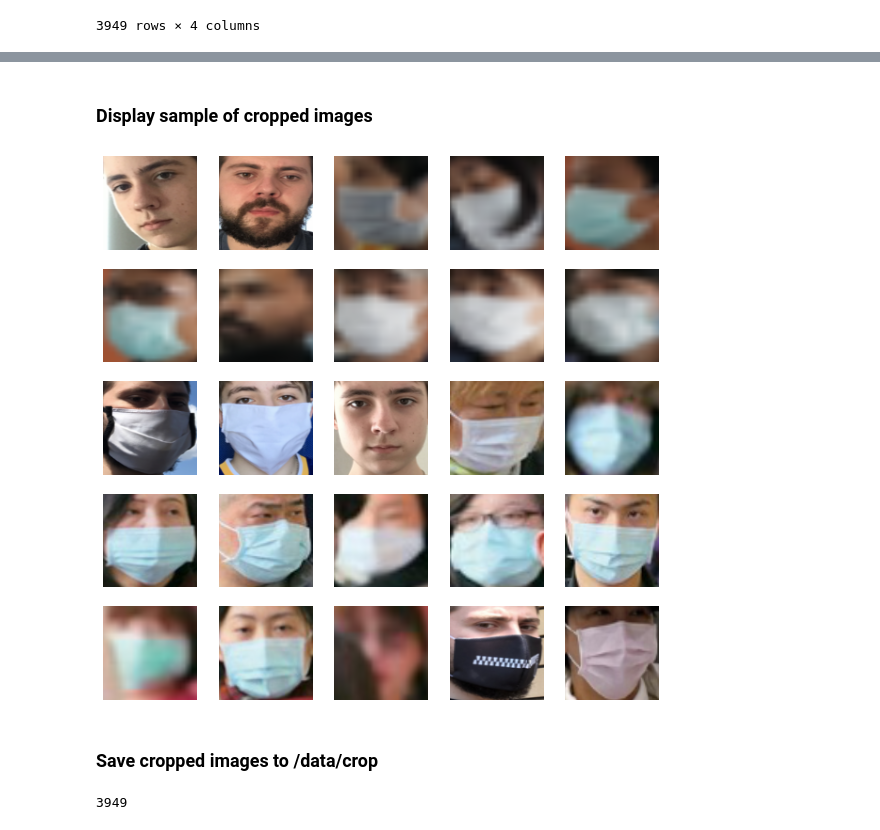
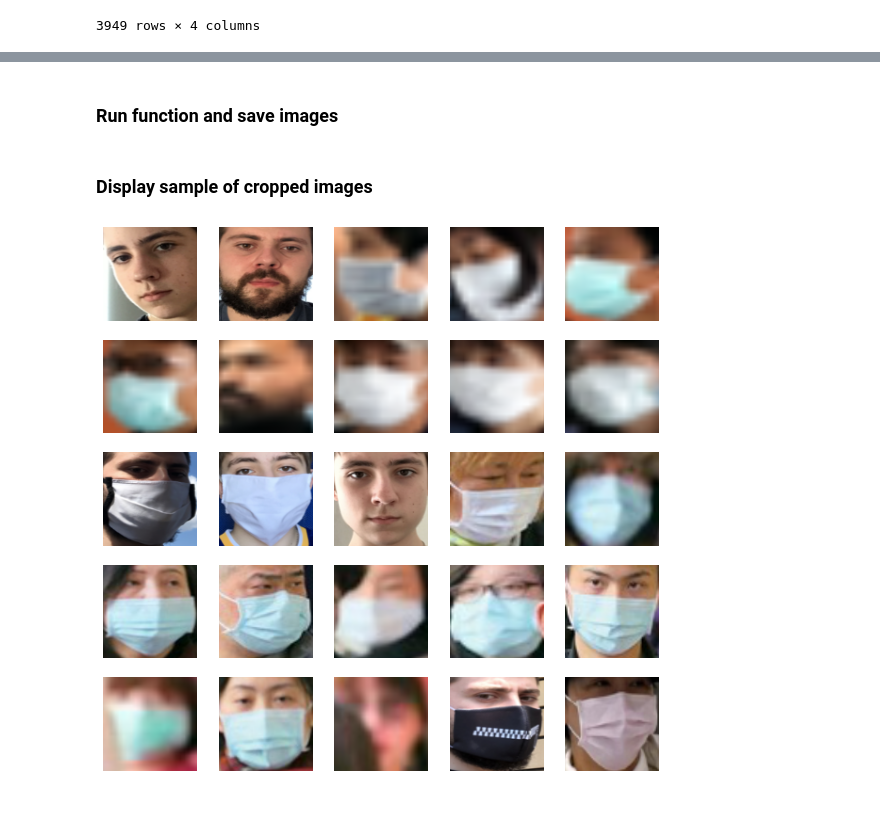
Before and after one commit to sysung/w207-final-project, a Jupyter notebook: main.ipynb, the cells around one changed output, grey strips where cells are left out. Cells and saved outputs as stored; diff of their text form; code cells hidden in the pictures.

Commit message:
Add crop_img file location to dataframe

```diff
--- a/main.ipynb
+++ b/main.ipynb
@@ -151,7 +151,7 @@ Text(0.5, 1.0, 'Scatterplot of cropped images dimensions')
 # %% [markdown]
 ### Remove "mask_weared_incorrect"
 # %%
-annotations = annotations.drop(annotations[annotations["label"] == "mask_weared_incorrect"].index).reset_index()
+annotations = annotations.drop(annotations[annotations["label"] == "mask_weared_incorrect"].index).reset_index(drop=True)
 
 plt.hist(annotations["label"])
 plt.title("Histogram of Labels")
@@ -191,13 +191,10 @@ annotations[["xmin_normal", "xmax_normal", "ymin_normal", "ymax_normal"]]
 # %%
-def get_cropped_images(img_filename):
+def get_cropped_images(img_filename, bounding_box):
     # Convert image to 4D Tensor shape [batch_size, image_height, image_width, depth]
     tf_img = tf.convert_to_tensor([img_to_array(images[img_filename])/256], dtype=tf.float32)
 
-    # Get the rows corresponding to img_filename
-    masks = annotations[annotations["filename"] == img_filename]
-
     # Get the bounded boxes of each mask
-    boxes = tf.constant(masks[["ymin_normal", "xmin_normal", "ymax_normal", "xmax_normal"]], dtype=tf.float32)
+    boxes = tf.constant(bounding_box, dtype=tf.float32)
 
     # Set all mask indices to 0 since there's only one image
     box_indices = tf.constant(shape=(len(boxes),), value=0, dtype=tf.int32)
@@ -216,14 +207,39 @@ crop_img_concat = tf.concat(crop_imgs, axis=0)
+# %% [markdown]
+### Run function and save images
+# %%
+import shutil
+
+crop_img_dir = os.path.abspath("data/crop")
+
+# If directory exists, replace
+if os.path.isdir(crop_img_dir):
+    shutil.rmtree(crop_img_dir)
+os.mkdir(crop_img_dir)
+
+for i in range(len(annotations)):
+    a = annotations.loc[i]
+    img_filename = a["filename"]
+    bounding_box = [a[["ymin_normal", "xmin_normal", "ymax_normal", "xmax_normal"]]]
+    cropped_imgs = get_cropped_images(img_filename, bounding_box)[0]
+    crop_img_filename = "crop" + str(i) + ".png"
+    tf.keras.utils.save_img(crop_img_dir + "/" + crop_img_filename , cropped_imgs)
+    annotations.loc[i, "crop_img_filename"] = crop_img_filename
 # %% [markdown]
 ### Display sample of cropped images
 # %%
+# images = {}
+
+# for idx, img_name in enumerate(os.listdir(images_dir)):
+#     img = load_img(images_dir + "/" + img_name)
+#     images[img_name] = img
+
 nrows, ncols = 5, 5
 
 fig, axs = plt.subplots(nrows=nrows, ncols=ncols, figsize=(10,10))
 for i in range(nrows):
     for j in range(ncols):
-        axs[i, j].imshow(crop_img_concat[i * nrows + j])
+        img_loc = crop_img_dir + "/" + annotations.loc[i * nrows + j]["crop_img_filename"]
+        axs[i, j].imshow(load_img(img_loc))
         axs[i, j].axis('off')
 # %% [output]
-[figure, old version]
+[figure, new version]
-# %% [markdown]
-### Save cropped images to /data/crop
@@ -243,4 +245,0 @@ for idx, c in enumerate(crop_img_concat):
-# %%
-len(os.listdir(crop_img_dir))
-# %% [output]
-3949
```
Also changed, not shown: parts of 8 cells of this notebook.
